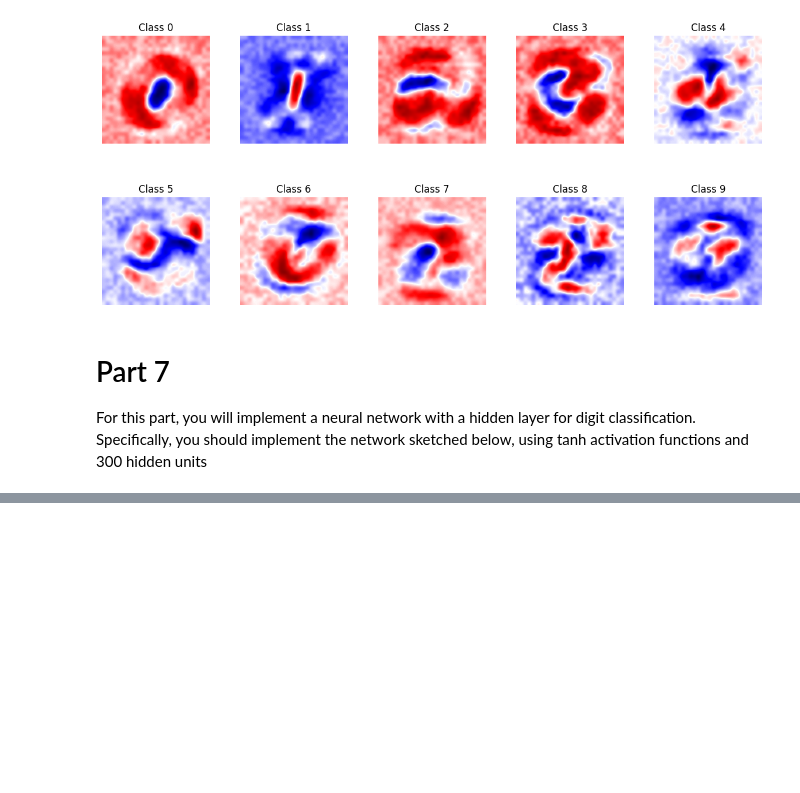
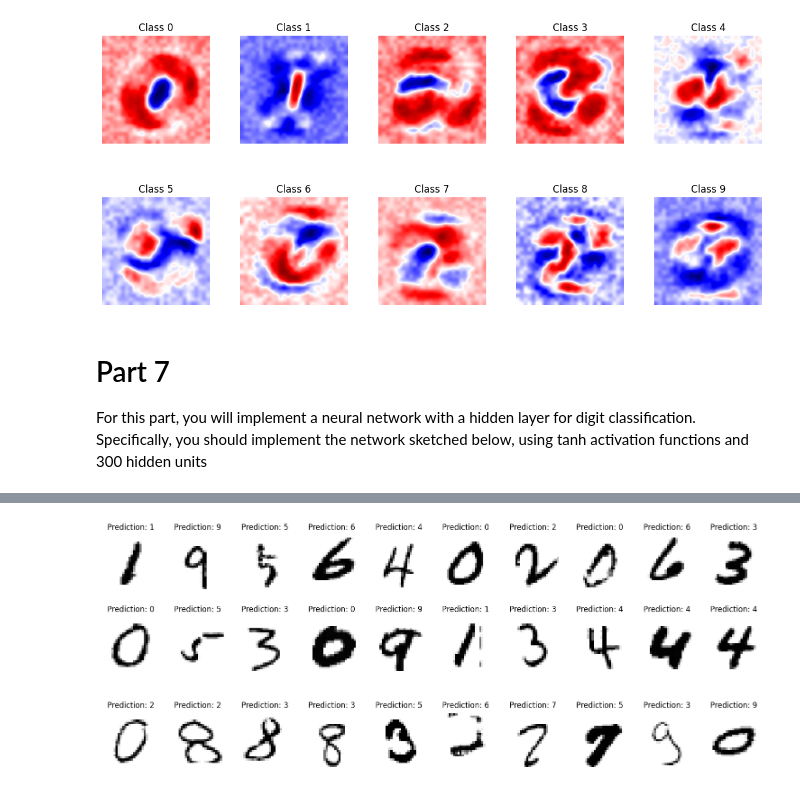
Before and after one commit to aipyth/digit_recognition, a Jupyter notebook: project.ipynb, the cells around one changed output, grey strips where cells are left out. Cells and saved outputs as stored; diff of their text form; code cells hidden in the pictures; blank space fills up the shorter version.

```diff
--- a/project.ipynb
+++ b/project.ipynb
@@ -625,0 +716,22 @@ Test Accuracy: 0.9542999863624573
+# %%
+fig, axes = plt.subplots(2, 10, figsize=(15, 4))
+
+predictions = model.predict(test_images)
+predicted_classes = np.argmax(predictions, axis=1)
+
+correct_indices = np.where(predicted_classes == test_labels)[0]
+incorrect_indices = np.where(predicted_classes != test_labels)[0]
+
+np.random.shuffle(correct_indices)
+np.random.shuffle(incorrect_indices)
+
+
+for i, ax in enumerate(axes.flatten()):
+    ax.imshow(test_images[correct_indices[:20][i]].reshape(28, 28), cmap='Grays')
+    prediction = predicted_classes[correct_indices[:20][i]]
+    ax.set_title(f'Prediction: {prediction}')
+    ax.axis('off')
+
+plt.tight_layout()
+plt.show()
+# %% [output]
@@ -625,0 +739,14 @@ Test Accuracy: 0.9542999863624573
+[figure, added]
+# %%
+fig, axes = plt.subplots(1, 10, figsize=(15, 4))
+
+for i, ax in enumerate(axes.flatten()):
+    ax.imshow(test_images[incorrect_indices[:10][i]].reshape(28, 28), cmap='Grays')
+    prediction = predicted_classes[incorrect_indices[:10][i]]
+    ax.set_title(f'Prediction: {prediction}')
+    ax.axis('off')
+
+plt.tight_layout()
+plt.show()
+# %% [output]
+[figure, added]
```
Also changed, not shown: parts of 13 cells of this notebook.
